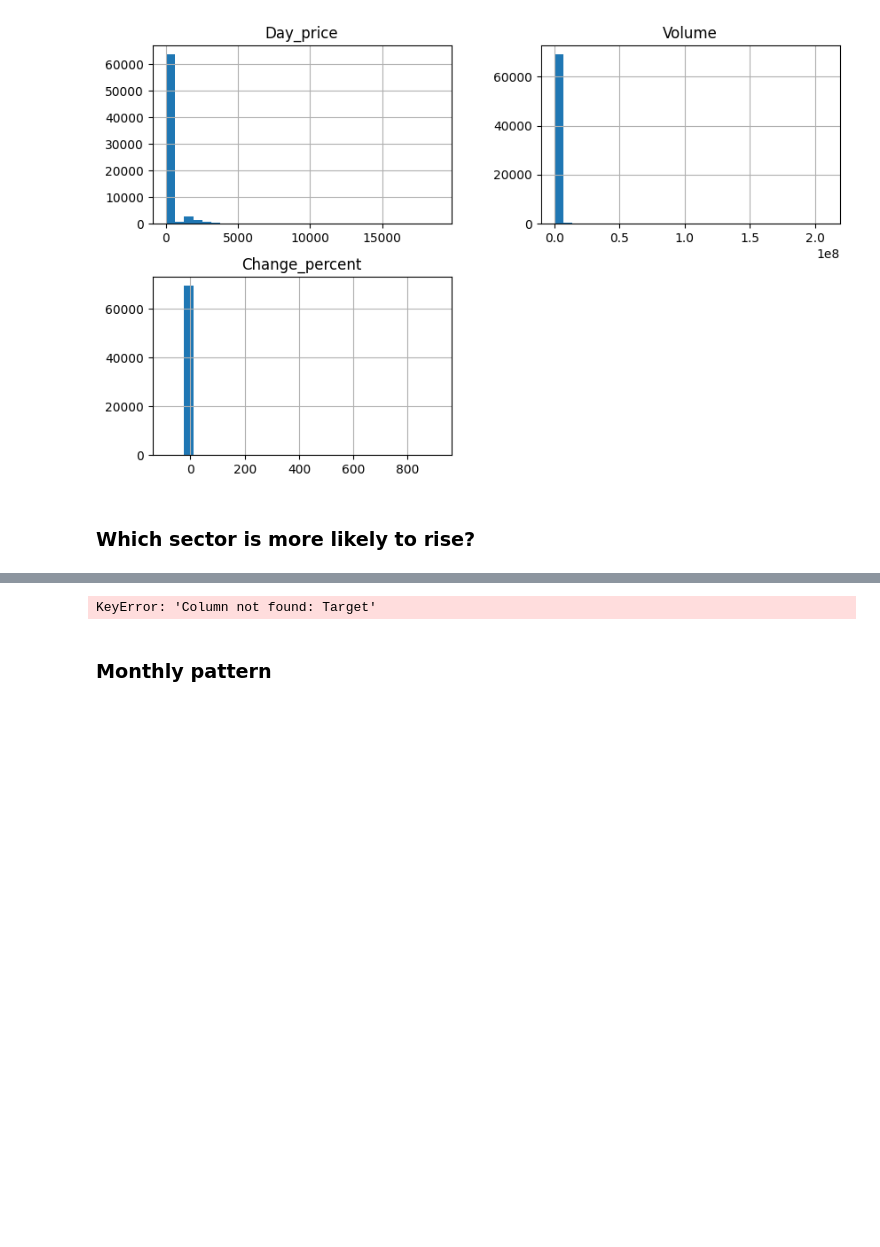
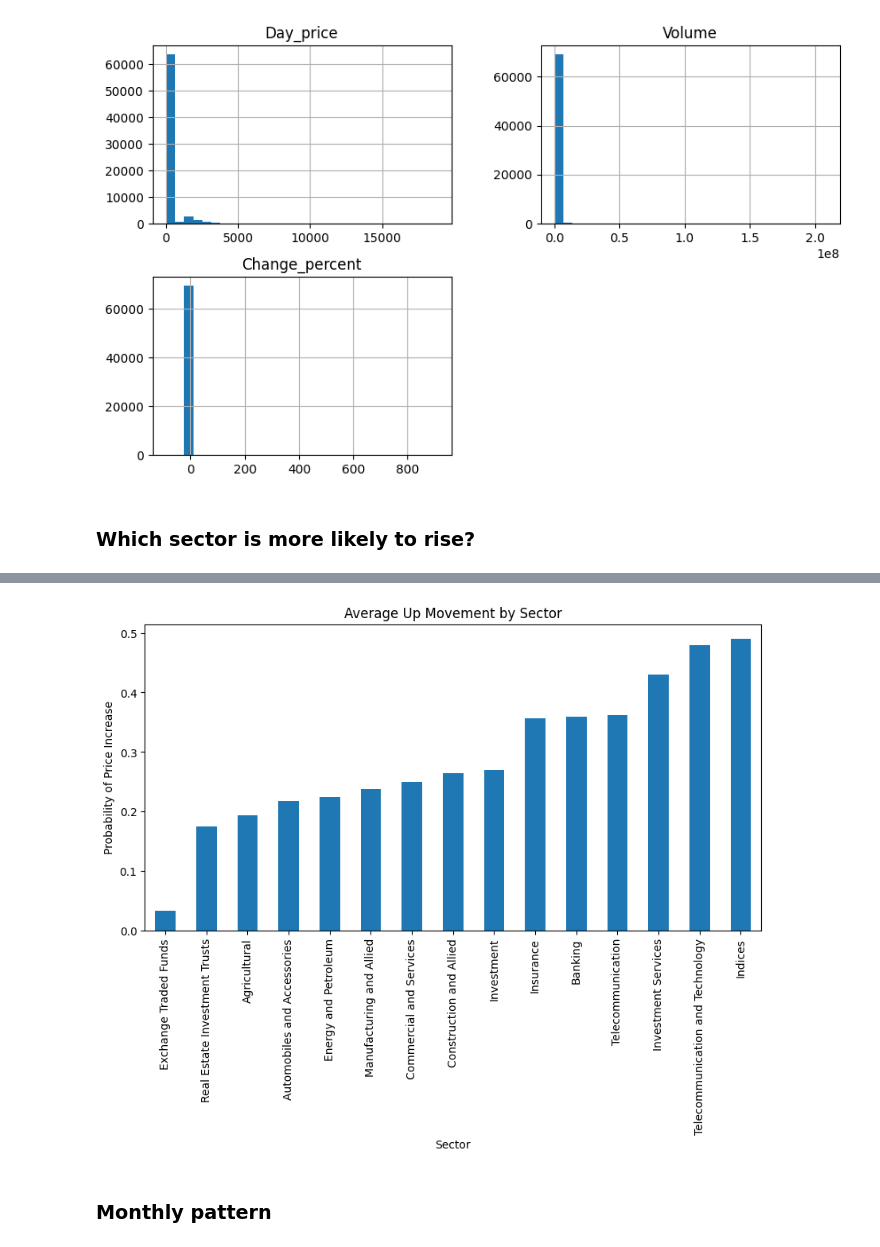
Before and after one commit to lorenaterah/NSE_Stock_Market_Segmentation, a Jupyter notebook: Notebooks/SharonK.ipynb, the cells around one changed output, grey strips where cells are left out. Saved outputs shown, nothing was run; the diff lists cells and outputs as text; code cells hidden in the pictures; blank space fills up the shorter version.

```diff
--- a/Notebooks/SharonK.ipynb
+++ b/Notebooks/SharonK.ipynb
@@ -658,13 +737,13 @@ plt.show()
 # %%
 #sector analysis
-sector_perf = nse_df.groupby('Sector')['Target'].mean().sort_values()
+sector_perf = nse_df.groupby('Sector')['Trend'].mean().sort_values()
 
 sector_perf.plot(kind='bar', figsize=(10,5))
 plt.title("Average Up Movement by Sector")
 plt.ylabel("Probability of Price Increase")
 plt.show()
 # %% [output]
-KeyError: 'Column not found: Target'
+[figure, added]
 # %% [markdown]
 ### Monthly pattern
 # %%
```
Also changed, not shown: parts of 20 cells of this notebook.
